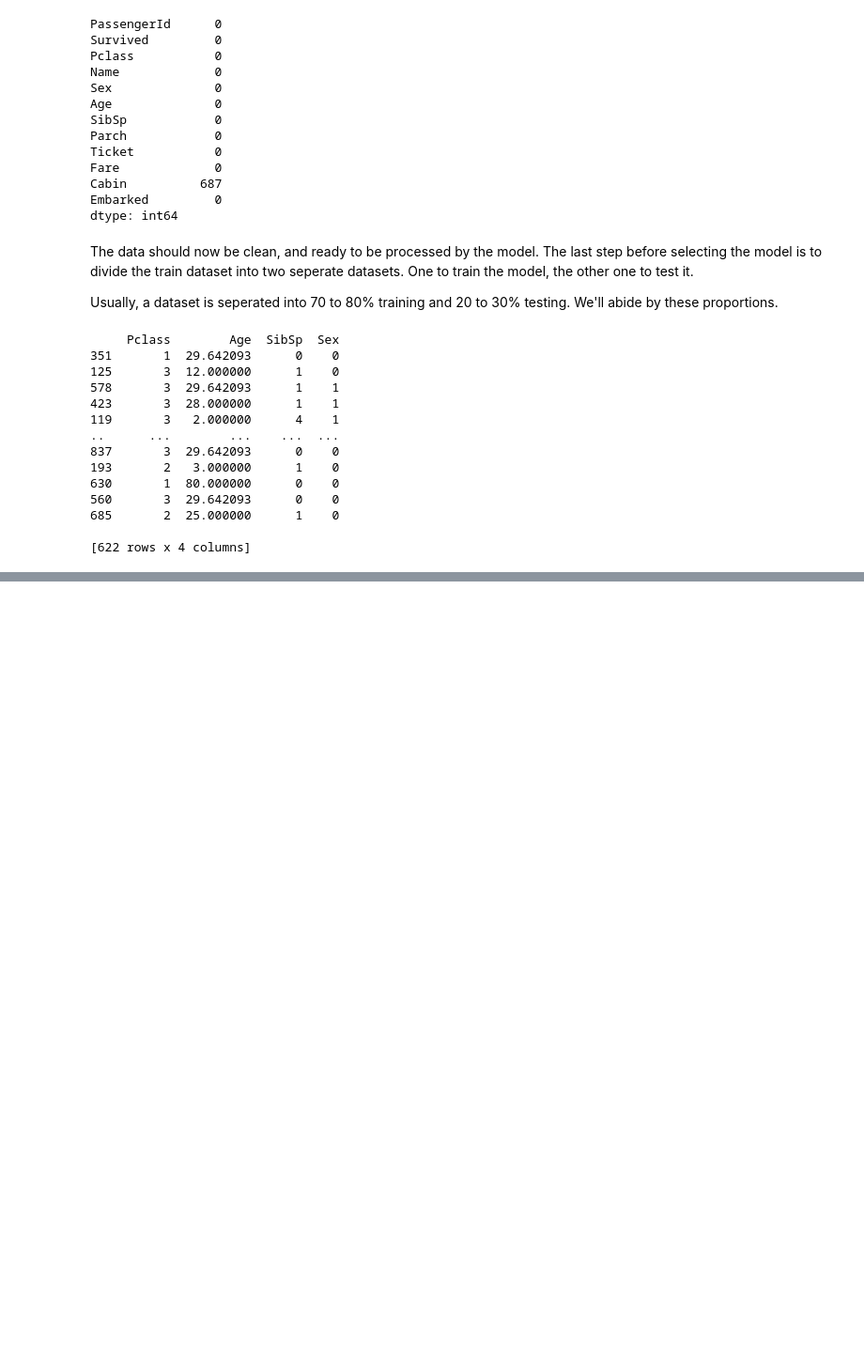
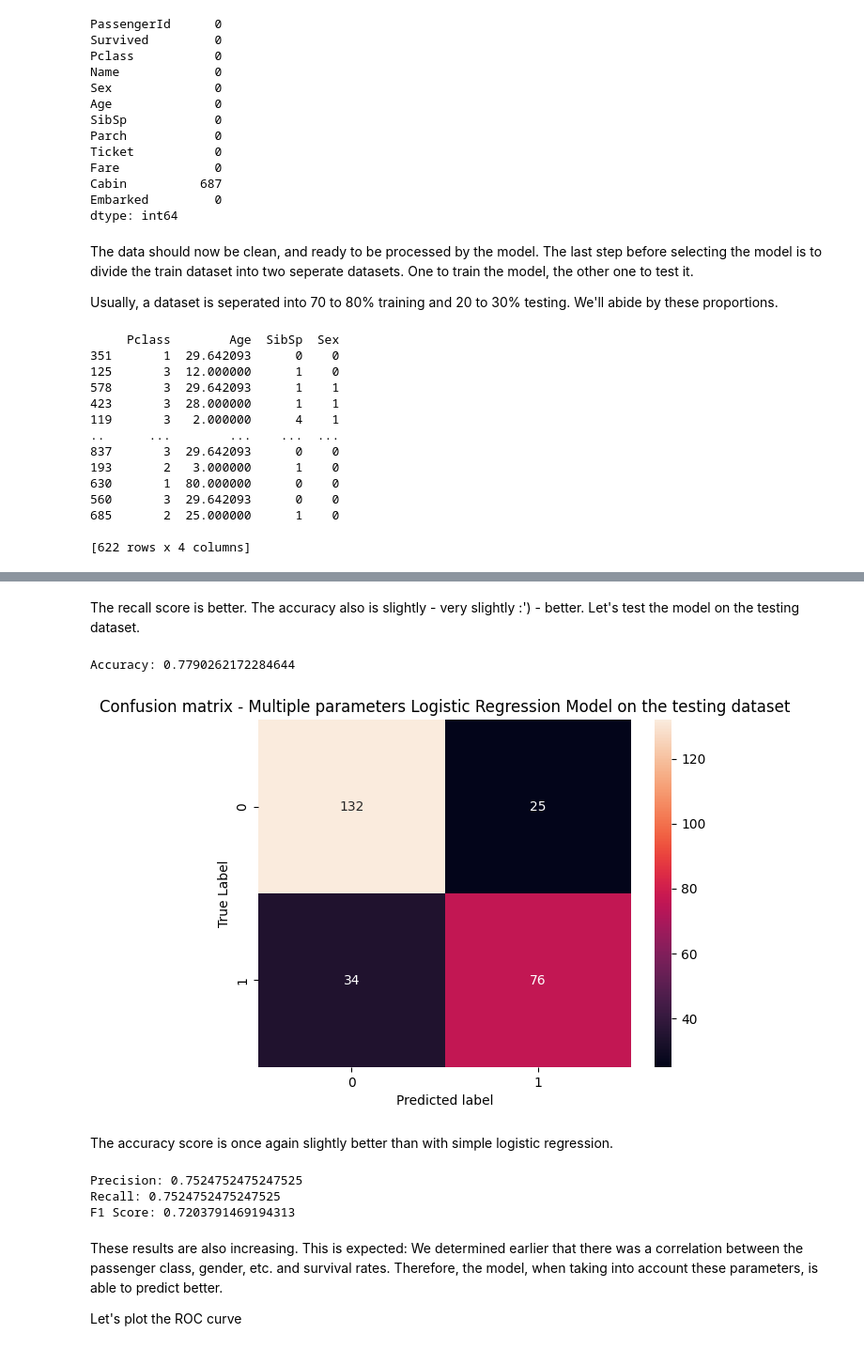
Before and after one commit to Gdeterline/Titanic_Survival_Prediction, a Jupyter notebook: main.ipynb, the cells around one changed output, grey strips where cells are left out. Shown at 94% size. Cells and saved outputs as stored; diff of their text form; code cells hidden in the pictures; blank space fills up the shorter version.

```diff
--- a/main.ipynb
+++ b/main.ipynb
@@ -367,0 +404,35 @@ The accuracy of the model isn't very high. It should be the closest to 100. This
+# %% [markdown]
+The recall score is better. The accuracy also is slightly - very slightly :') - better.
+Let's test the model on the testing dataset.
+# %%
+y_test_mprediction = MLR.predict(x_test)
+print("Accuracy: " + str(sk.metrics.accuracy_score(y_test, y_test_mprediction)))
+
+sns.heatmap(sk.metrics.confusion_matrix(y_test, y_test_mprediction), annot=True, fmt='d')
+plt.xlabel("Predicted label")
+plt.ylabel("True Label")
+plt.title("Confusion matrix - Multiple parameters Logistic Regression Model on the testing dataset")
+plt.savefig("./data_analysis_plots/confusion_matrix_test_MLR")
+plt.show()
+# %% [output]
+Accuracy: 0.7790262172284644
+[figure, added]
+# %% [markdown]
+The accuracy score is once again slightly better than with simple logistic regression.
+# %%
+precision = sk.metrics.precision_score(y_test, y_test_mprediction)
+recall = sk.metrics.precision_score(y_test, y_test_mprediction)
+f1 = sk.metrics.f1_score(y_test, y_test_mprediction)
+
+print("Precision: " + str(precision))
+print("Recall: " + str(recall))
+print("F1 Score: " + str(f1))
+# %% [output]
+Precision: 0.7524752475247525
+Recall: 0.7524752475247525
+F1 Score: 0.7203791469194313
+# %% [markdown]
+These results are also increasing. This is expected: We determined earlier that there was a correlation between the passenger class, gender, etc. and survival rates.
+Therefore, the model, when taking into account these parameters, is able to predict better.
+
+Let's plot the ROC curve
```
Also changed, not shown: parts of 29 cells of this notebook, 4 other files.
